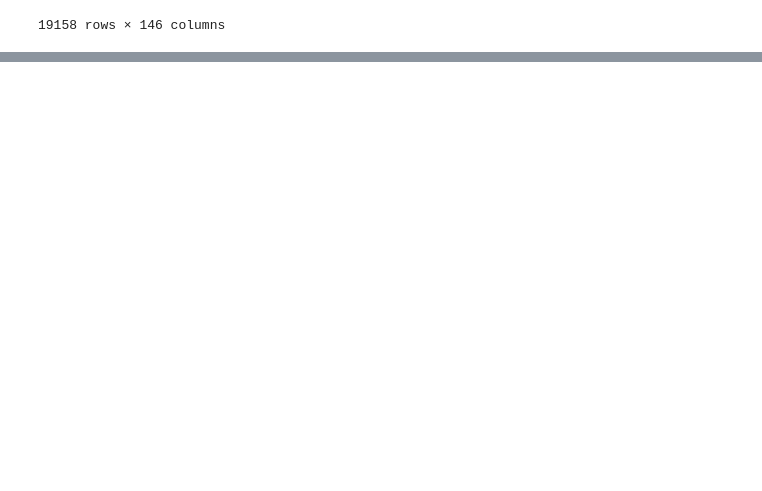
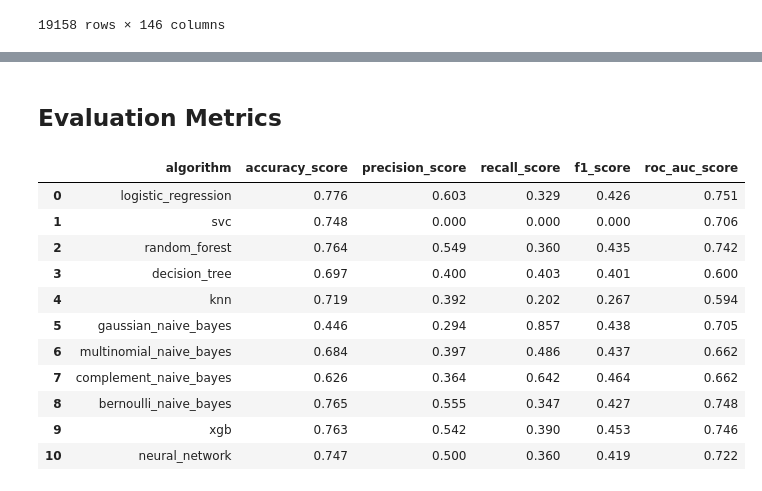
Before and after one commit to mrazakqq/HR-Analytics-Who-Will-Leave-The-Job, a Jupyter notebook: hr-analytics-who-will-leave-the-job.ipynb, the cells around one changed output, grey strips where cells are left out. Cells and saved outputs as stored; diff of their text form; code cells hidden in the pictures; blank space fills up the shorter version.

```diff
--- a/hr-analytics-who-will-leave-the-job.ipynb
+++ b/hr-analytics-who-will-leave-the-job.ipynb
@@ -692,0 +705,2 @@ dataPreNonMissing
+# %% [markdown]
+## **Evaluation Metrics**
@@ -692,0 +758,24 @@ dataPreNonMissing
+# %%
+compareModel = compareBestModelFunc(xTrain, yTrain, xTest, yTest, models)
+# %%
+compareModelBy = {
+  'accuracy': compareModel.sort_values(['accuracy_score'], ascending=False),
+  'precision': compareModel.sort_values(['precision_score'], ascending=False),
+  'recall': compareModel.sort_values(['recall_score'], ascending=False),
+  'f1': compareModel.sort_values(['f1_score'], ascending=False),
+  'roc_auc': compareModel.sort_values(['roc_auc_score'], ascending=False),
+}
+compareModel
+# %% [output]
+|  | algorithm | accuracy_score | precision_score | recall_score | f1_score | roc_auc_score |
+| 0 | logistic_regression | 0.776 | 0.603 | 0.329 | 0.426 | 0.751 |
+| 1 | svc | 0.748 | 0.000 | 0.000 | 0.000 | 0.706 |
+| 2 | random_forest | 0.764 | 0.549 | 0.360 | 0.435 | 0.742 |
+| 3 | decision_tree | 0.697 | 0.400 | 0.403 | 0.401 | 0.600 |
+| 4 | knn | 0.719 | 0.392 | 0.202 | 0.267 | 0.594 |
+| 5 | gaussian_naive_bayes | 0.446 | 0.294 | 0.857 | 0.438 | 0.705 |
+| 6 | multinomial_naive_bayes | 0.684 | 0.397 | 0.486 | 0.437 | 0.662 |
+| 7 | complement_naive_bayes | 0.626 | 0.364 | 0.642 | 0.464 | 0.662 |
+| 8 | bernoulli_naive_bayes | 0.765 | 0.555 | 0.347 | 0.427 | 0.748 |
+| 9 | xgb | 0.763 | 0.542 | 0.390 | 0.453 | 0.746 |
+| 10 | neural_network | 0.747 | 0.500 | 0.360 | 0.419 | 0.722 |
```
Also changed, not shown: parts of 14 cells of this notebook.
